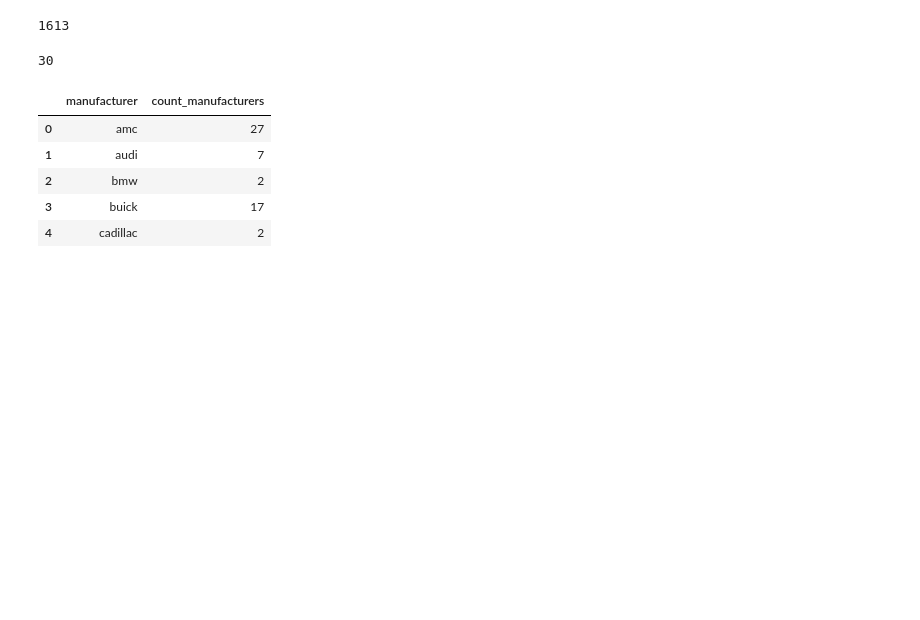
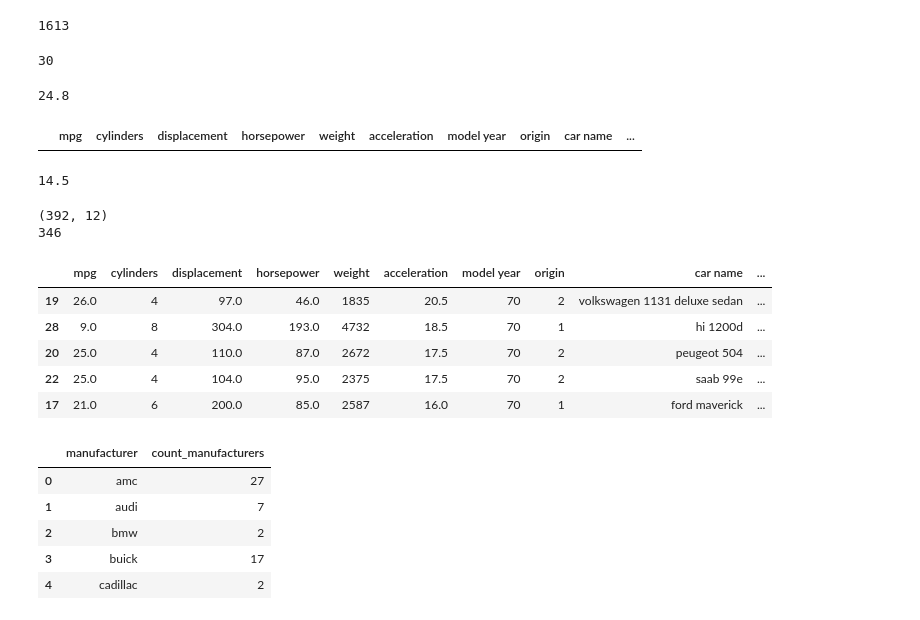
Before and after one commit to nboro/dash_app, a Jupyter notebook: cars.ipynb, the cells around one changed output. Cells and saved outputs as stored; diff of their text form; code cells hidden in the pictures; blank space fills up the shorter version.

```diff
--- a/cars.ipynb
+++ b/cars.ipynb
@@ -144,10 +146,10 @@ array(['chevrolet', 'buick', 'plymouth', 'amc', 'ford', 'pontiac',
        'chrysler', 'mazda', 'volvo', 'renault', 'honda', 'subaru',
        'capri', 'mercedes', 'cadillac', 'triumph', 'nissan'], dtype=object)
 # %%
-def alphanumeric(x):
-    return re.sub('[^A-Za-z0-9]+', '', (str(x)))
+# def alphanumeric(x):
+#     return re.sub('[^A-Za-z0-9]+', '', (str(x)))
 
-cars['model'] = cars.model.apply(lambda x: alphanumeric(x))
+# cars['model'] = cars.model.apply(lambda x: alphanumeric(x))
 # %%
 cars[cars['manufacturer'].str.contains('hi')]
 # %% [output]
@@ -176,6 +178,37 @@ cars['weight'].min()
 len(cars['manufacturer'].unique())
 # %% [output]
 30
+# %%
+cars['acceleration'].max()
+# %% [output]
+24.8
+# %%
+p = cars[(cars['model'] == 'fairmontman') ]
+# p = p.reset_index(drop=True)
+p
+# %% [output]
+|  | mpg | cylinders | displacement | horsepower | weight | acceleration | model year | origin | car name | ... |
+# %%
+p.iloc[0]['acceleration']
+# %% [output]
+14.5
+# %%
+print(cars.shape)
+print(len(cars['weight'].unique()))
+# %% [output]
+(392, 12)
+346
+# %%
+cars1 = cars.sort_values(['model year', 'acceleration'], ascending=[True, False])
+cars23= cars1.head(5)
+cars23
+# %% [output]
+|  | mpg | cylinders | displacement | horsepower | weight | acceleration | model year | origin | car name | ... |
+| 19 | 26.0 | 4 | 97.0 | 46.0 | 1835 | 20.5 | 70 | 2 | volkswagen 1131 deluxe sedan | ... |
+| 28 | 9.0 | 8 | 304.0 | 193.0 | 4732 | 18.5 | 70 | 1 | hi 1200d | ... |
+| 20 | 25.0 | 4 | 110.0 | 87.0 | 2672 | 17.5 | 70 | 2 | peugeot 504 | ... |
+| 22 | 25.0 | 4 | 104.0 | 95.0 | 2375 | 17.5 | 70 | 2 | saab 99e | ... |
+| 17 | 21.0 | 6 | 200.0 | 85.0 | 2587 | 16.0 | 70 | 1 | ford maverick | ... |
 # %%
 # ca = cars.groupby(['manufacturer'])
 # c = ca.get_group('chevrolet')
```
Also changed, not shown: parts of 1 cell of this notebook, 2 other files.
